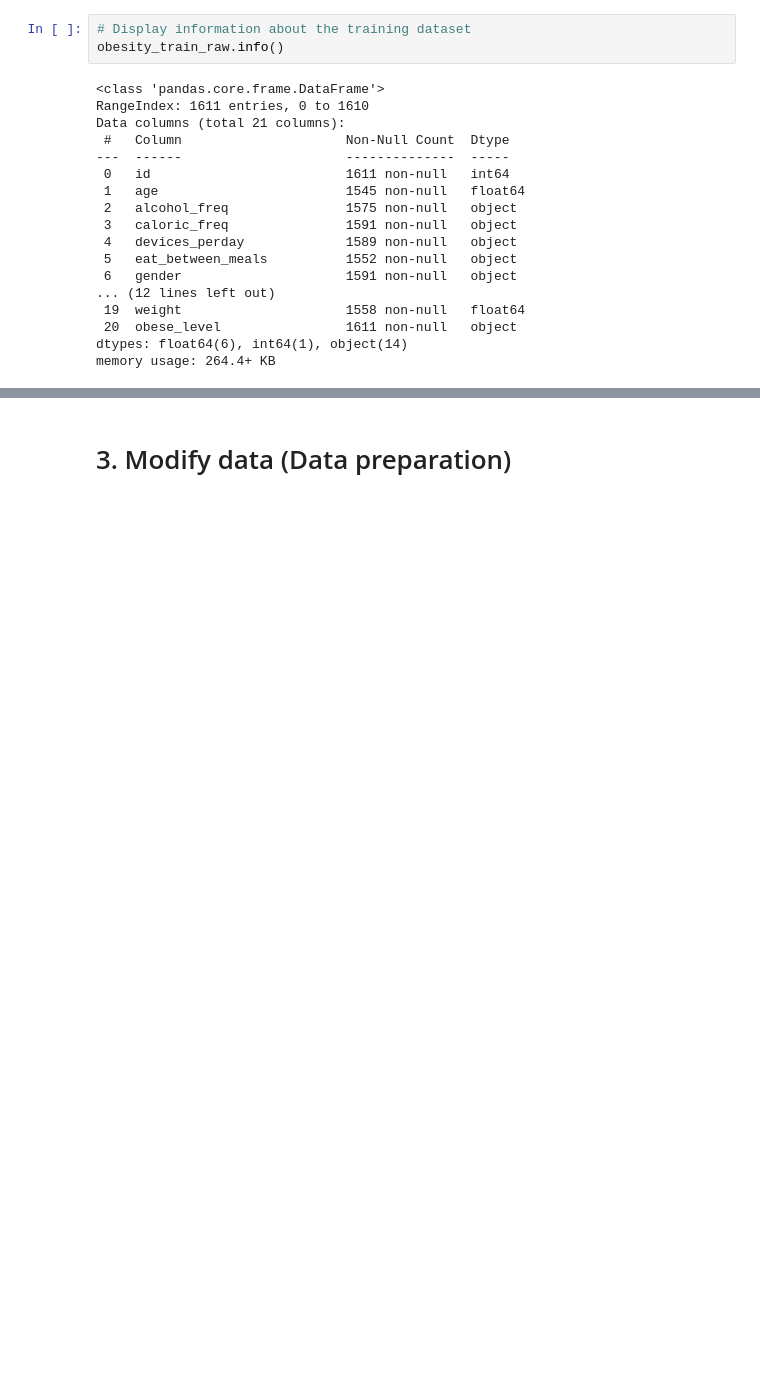
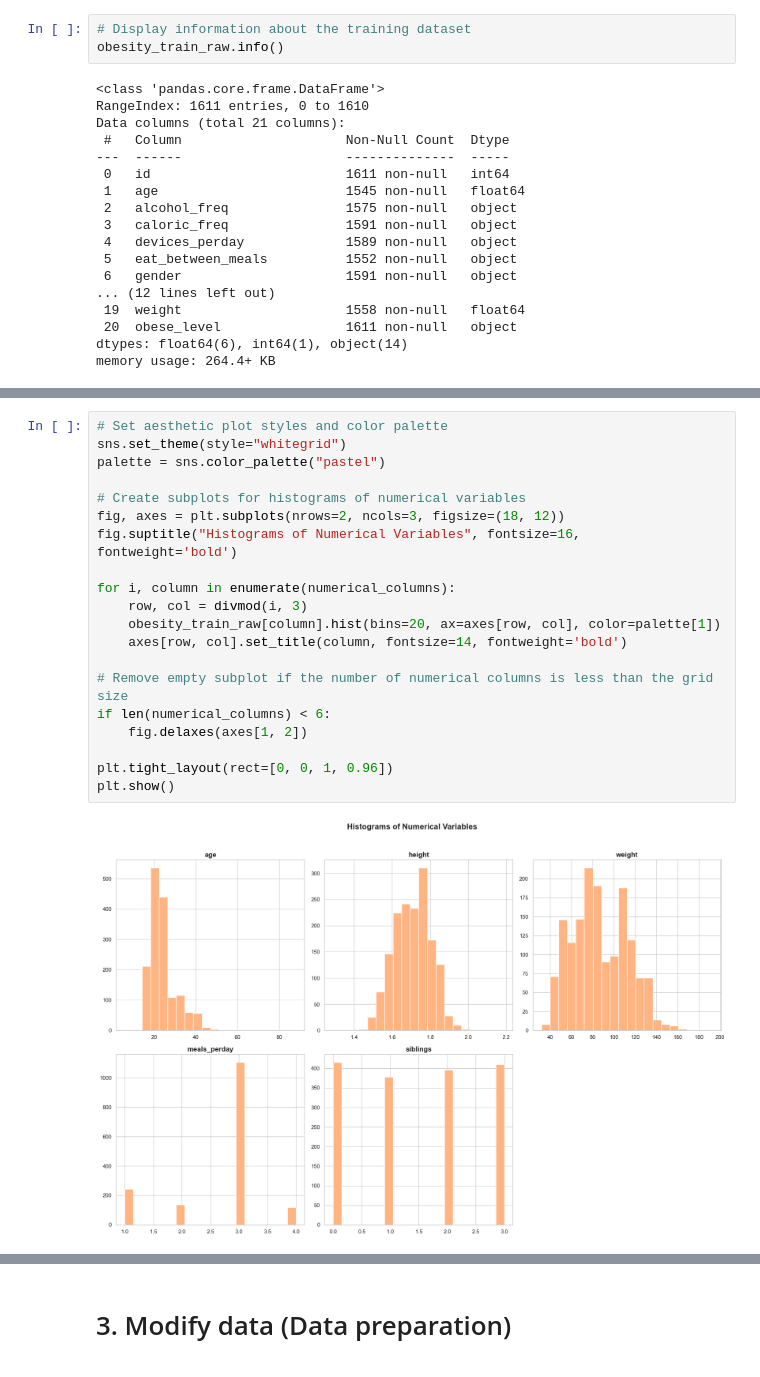
Before and after one commit to 0xMarc0s/IMS_ML_project, a Jupyter notebook: Final_notebooks/Main Pipeline.ipynb, the cells around one changed output, grey strips where cells are left out. Cells and saved outputs as stored; diff of their text form; blank space fills up the shorter version.

```diff
--- a/Final_notebooks/Main Pipeline.ipynb
+++ b/Final_notebooks/Main Pipeline.ipynb
@@ -99,0 +120,22 @@ memory usage: 264.4+ KB
+# %%
+# Set aesthetic plot styles and color palette
+sns.set_theme(style="whitegrid")
+palette = sns.color_palette("pastel")
+
+# Create subplots for histograms of numerical variables
+fig, axes = plt.subplots(nrows=2, ncols=3, figsize=(18, 12))
+fig.suptitle("Histograms of Numerical Variables", fontsize=16, fontweight='bold')
+
+for i, column in enumerate(numerical_columns):
+    row, col = divmod(i, 3)
+    obesity_train_raw[column].hist(bins=20, ax=axes[row, col], color=palette[1])
+    axes[row, col].set_title(column, fontsize=14, fontweight='bold')
+
+# Remove empty subplot if the number of numerical columns is less than the grid size
+if len(numerical_columns) < 6:
+    fig.delaxes(axes[1, 2])
+
+plt.tight_layout(rect=[0, 0, 1, 0.96])
+plt.show()
+# %% [output]
+[figure, added]
```
Also changed, not shown: parts of 25 cells of this notebook, 2 other files.
